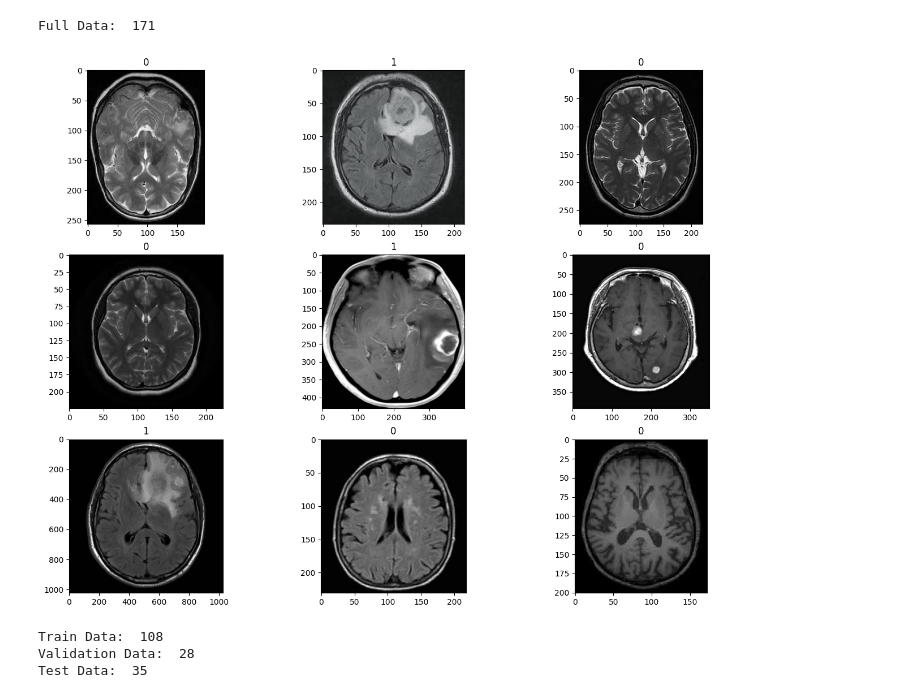
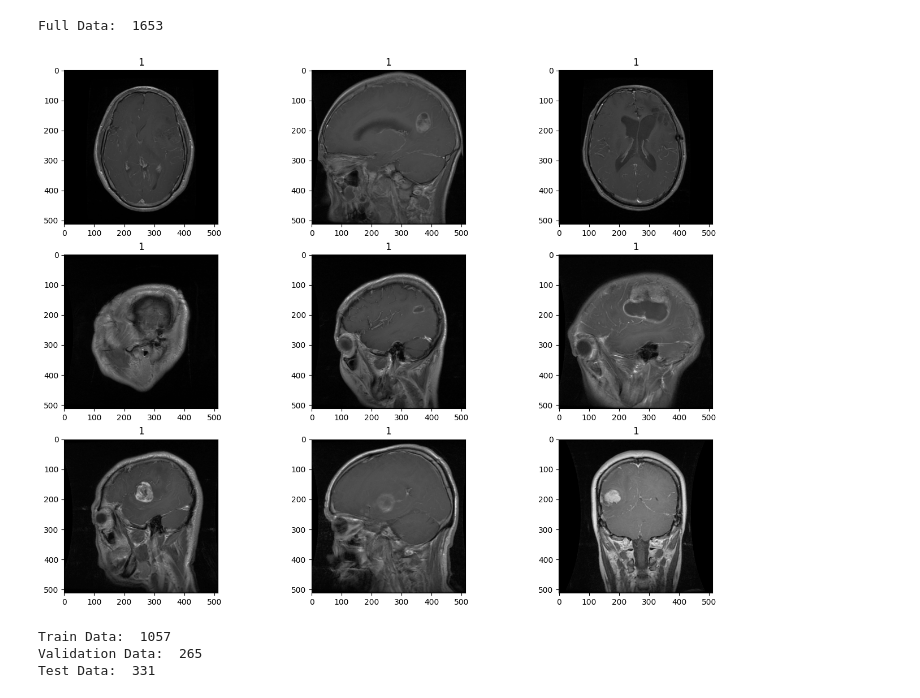
Before and after one commit to CS222-UIUC/course-project-mri-detector, a Jupyter notebook: ViT_Model.ipynb, the cells around one changed output. Cells and saved outputs as stored; diff of their text form; code cells hidden in the pictures.

```diff
--- a/ViT_Model.ipynb
+++ b/ViT_Model.ipynb
@@ -60,0 +111,17 @@ brain_tumor_dataset  mri_data  sample_data
+# %%
+import nibabel as nib
+from pathlib import Path
+
+healthy_paths = glob.glob("./brain_tumor_dataset/no_tumor/*.nii.gz")
+for img_path in healthy_paths:
+  scan = nib.load(img_path)
+  scan = scan.get_fdata()
+  p = scan[:,-round(scan.shape[2]/2),:].astype(np.uint8) #loses information
+  img = Image.fromarray(p)
+  png_img_path = "brain_tumor_dataset/no_tumor/" + Path(Path(img_path).stem).stem + ".png"
+  img.save(png_img_path)
+  os.remove(img_path)
+# %%
+tumor_paths = glob.glob("./brain_tumor_dataset/yes_tumor/2/*.png")
+for img_path in tumor_paths:
+  os.replace(img_path, "./brain_tumor_dataset/yes_tumor/" + Path(img_path).stem + ".png")
@@ -61,29 +130,30 @@ brain_tumor_dataset  mri_data  sample_data
 # %%
 #Data Processing
-full_list = glob.glob("./brain_tumor_dataset/**/*.jpg", recursive=True)
+full_list = glob.glob("./brain_tumor_dataset/**/*.png", recursive=True)
 print("Full Data: ",len(full_list))
 
 for img_path in full_list:
   img = cv2.imread(img_path)
-  b, g, r = cv2.split(img)
-  img = cv2.merge([r,g,b])
+  img = cv2.cvtColor(img, cv2.COLOR_BGR2GRAY)
+  # b, g, r = cv2.split(img)
+  # img = cv2.merge([r,g,b])
   cv2.imwrite(img_path, img)
 
 train_list, test_list = train_test_split(full_list,
                                          test_size=0.2)
-labels = [(1 if (path.split('/')[-2].split('.')[0] == 'yes') else 0) for path in train_list]
+labels = [(1 if (path.split('/')[-2].split('.')[0] == 'yes_tumor') else 0) for path in train_list]
 # %% [output]
-Full Data:  171
+Full Data:  1653
 # %%
 random_idx = np.random.randint(1, len(train_list), size=9)
 fig, axes = plt.subplots(3, 3, figsize=(16, 12))
 
 for idx, ax in enumerate(axes.ravel()):
     img = Image.open(train_list[idx])
     ax.set_title(labels[idx])
-    ax.imshow(img)
+    ax.imshow(img, cmap='gray')
 # %% [output]
-[figure, old version]
+[figure, new version]
 # %%
 train_list, val_list = train_test_split(train_list,
                                         test_size=0.2,
@@ -93,9 +163,9 @@ print("Train Data: ",len(train_list))
 print("Validation Data: ",len(val_list))
 print("Test Data: ",len(test_list))
 # %% [output]
-Train Data:  108
-Validation Data:  28
-Test Data:  35
+Train Data:  1057
+Validation Data:  265
+Test Data:  331
 # %%
 #Image Augmentation
 train_transforms = transforms.Compose(
```
Also changed, not shown: parts of 15 cells of this notebook.
